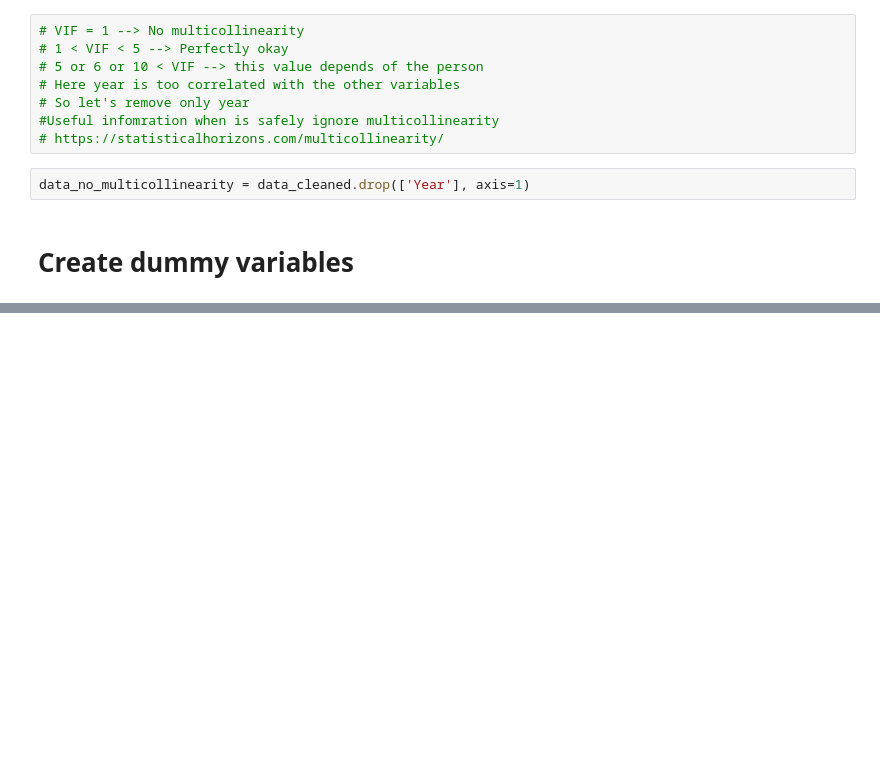
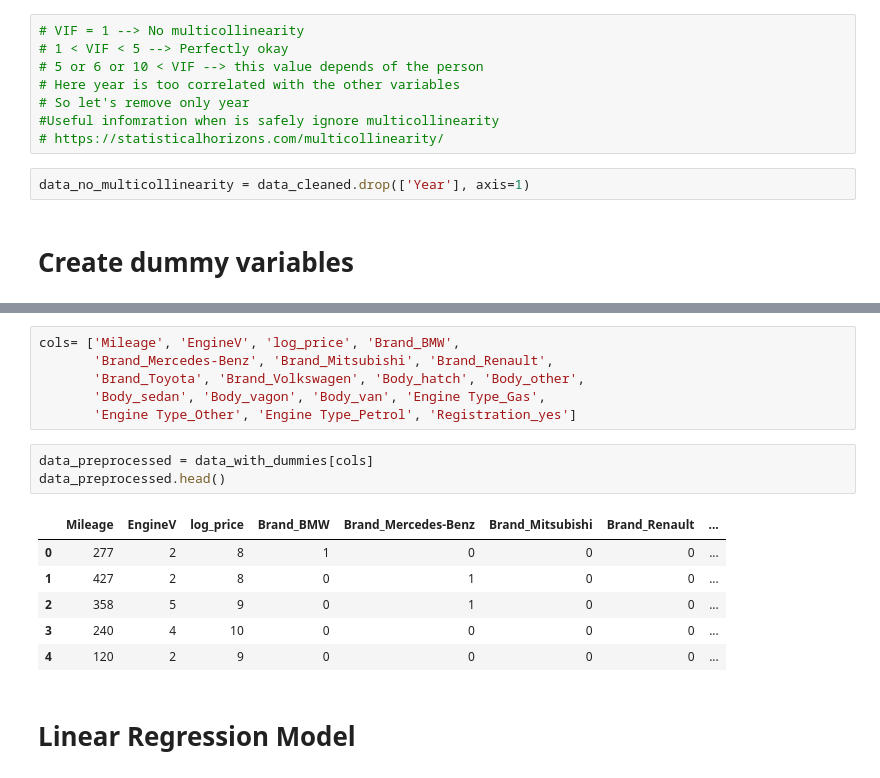
Before and after one commit to evelynda1985/Jupiter, a Jupyter notebook: SklearnPracticalExample1.ipynb, the cells around one changed output, grey strips where cells are left out. Drawn from its saved outputs; the diff is of its cells as text; blank space fills up the shorter version.

```diff
--- a/SklearnPracticalExample1.ipynb
+++ b/SklearnPracticalExample1.ipynb
@@ -310,0 +361,18 @@ data_no_multicollinearity = data_cleaned.drop(['Year'], axis=1)
+# %%
+cols= ['Mileage', 'EngineV', 'log_price', 'Brand_BMW',
+       'Brand_Mercedes-Benz', 'Brand_Mitsubishi', 'Brand_Renault',
+       'Brand_Toyota', 'Brand_Volkswagen', 'Body_hatch', 'Body_other',
+       'Body_sedan', 'Body_vagon', 'Body_van', 'Engine Type_Gas',
+       'Engine Type_Other', 'Engine Type_Petrol', 'Registration_yes']
+# %%
+data_preprocessed = data_with_dummies[cols]
+data_preprocessed.head()
+# %% [output]
+|  | Mileage | EngineV | log_price | Brand_BMW | Brand_Mercedes-Benz | Brand_Mitsubishi | Brand_Renault | ... |
+| 0 | 277 | 2 | 8 | 1 | 0 | 0 | 0 | ... |
+| 1 | 427 | 2 | 8 | 0 | 1 | 0 | 0 | ... |
+| 2 | 358 | 5 | 9 | 0 | 1 | 0 | 0 | ... |
+| 3 | 240 | 4 | 10 | 0 | 0 | 0 | 0 | ... |
+| 4 | 120 | 2 | 9 | 0 | 0 | 0 | 0 | ... |
+# %% [markdown]
+# Linear Regression Model
```
Also changed, not shown: parts of 5 cells of this notebook.
